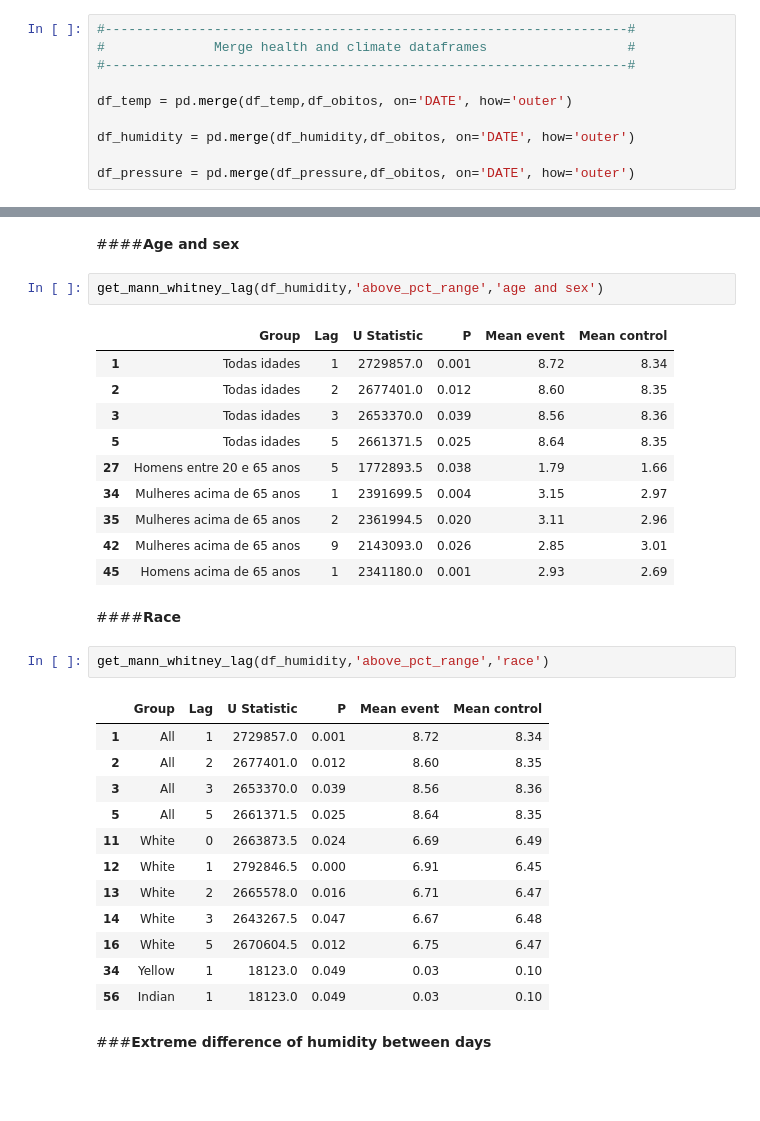
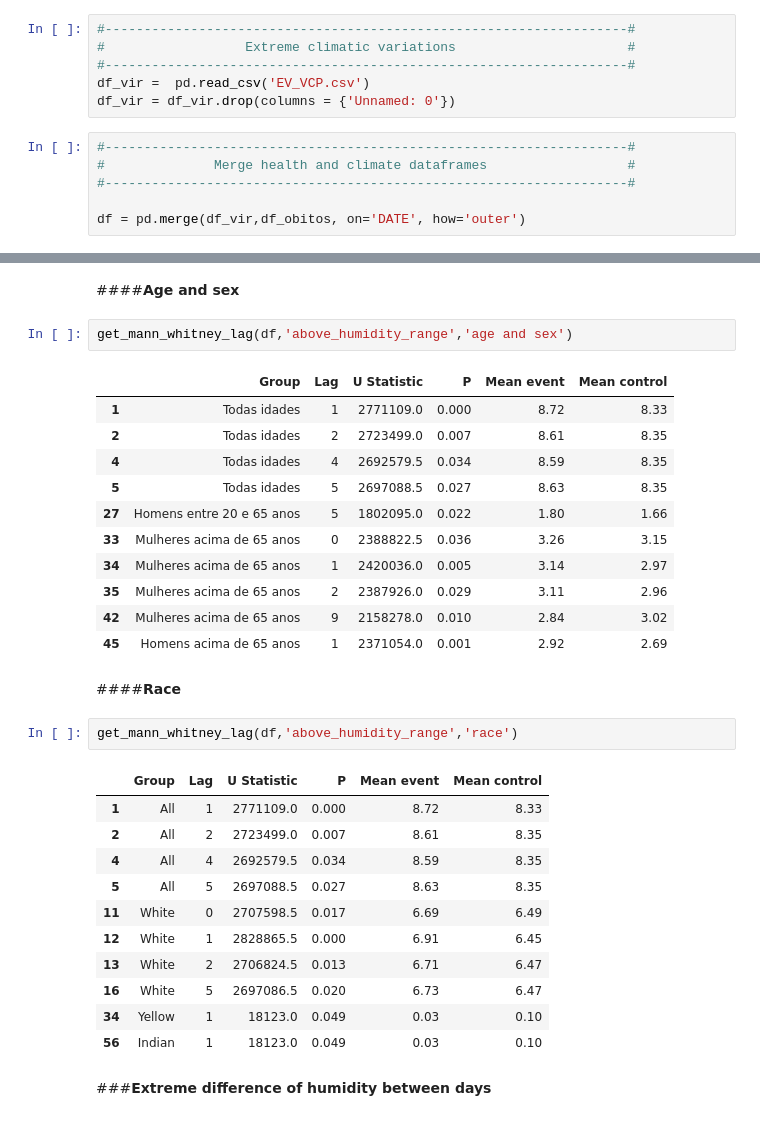
Before and after one commit to climate-and-health-datasci-Unicamp/project-climatic-variations-cardiovascular-diseases, a Jupyter notebook: notebooks/TR_2021_07_Mann_Whitney_U_test_for_cardiovascular_deaths_and_extreme_climatic_events.ipynb, the cells around one changed output, grey strips where cells are left out. Drawn from its saved outputs; the diff is of its cells as text; blank space fills up the shorter version.

```diff
--- a/notebooks/TR_2021_07_Mann_Whitney_U_test_for_cardiovascular_deaths_and_extreme_climatic_events.ipynb
+++ b/notebooks/TR_2021_07_Mann_Whitney_U_test_for_cardiovascular_deaths_and_extreme_climatic_events.ipynb
@@ -95,13 +82,15 @@ df_pressure = df_pressure[df_pressure['DATE']>'2001-01-01']
+# %%
+#-------------------------------------------------------------------#
+#                  Extreme climatic variations                      #
+#-------------------------------------------------------------------#
+df_vir =  pd.read_csv('EV_VCP.csv')
+df_vir = df_vir.drop(columns = {'Unnamed: 0'})
 # %%
 #-------------------------------------------------------------------#
 #              Merge health and climate dataframes                  #
 #-------------------------------------------------------------------#
 
-df_temp = pd.merge(df_temp,df_obitos, on='DATE', how='outer')
-
-df_humidity = pd.merge(df_humidity,df_obitos, on='DATE', how='outer')
-
-df_pressure = pd.merge(df_pressure,df_obitos, on='DATE', how='outer')
+df = pd.merge(df_vir,df_obitos, on='DATE', how='outer')
 # %% [markdown]
 ##**Test normality of data**
 
@@ -757,33 +752,33 @@ get_mann_whitney_lag(df_humidity,'above_pct_range','age')
 # %% [markdown]
 ####**Age and sex**
 # %%
-get_mann_whitney_lag(df_humidity,'above_pct_range','age and sex')
+get_mann_whitney_lag(df,'above_humidity_range','age and sex')
 # %% [output]
 |  | Group | Lag | U Statistic | P | Mean event | Mean control |
-| 1 | Todas idades | 1 | 2729857.0 | 0.001 | 8.72 | 8.34 |
-| 2 | Todas idades | 2 | 2677401.0 | 0.012 | 8.60 | 8.35 |
-| 3 | Todas idades | 3 | 2653370.0 | 0.039 | 8.56 | 8.36 |
-| 5 | Todas idades | 5 | 2661371.5 | 0.025 | 8.64 | 8.35 |
-| 27 | Homens entre 20 e 65 anos | 5 | 1772893.5 | 0.038 | 1.79 | 1.66 |
-| 34 | Mulheres acima de 65 anos | 1 | 2391699.5 | 0.004 | 3.15 | 2.97 |
-| 35 | Mulheres acima de 65 anos | 2 | 2361994.5 | 0.020 | 3.11 | 2.96 |
-| 42 | Mulheres acima de 65 anos | 9 | 2143093.0 | 0.026 | 2.85 | 3.01 |
-| 45 | Homens acima de 65 anos | 1 | 2341180.0 | 0.001 | 2.93 | 2.69 |
+| 1 | Todas idades | 1 | 2771109.0 | 0.000 | 8.72 | 8.33 |
+| 2 | Todas idades | 2 | 2723499.0 | 0.007 | 8.61 | 8.35 |
+| 4 | Todas idades | 4 | 2692579.5 | 0.034 | 8.59 | 8.35 |
+| 5 | Todas idades | 5 | 2697088.5 | 0.027 | 8.63 | 8.35 |
+| 27 | Homens entre 20 e 65 anos | 5 | 1802095.0 | 0.022 | 1.80 | 1.66 |
+| 33 | Mulheres acima de 65 anos | 0 | 2388822.5 | 0.036 | 3.26 | 3.15 |
+| 34 | Mulheres acima de 65 anos | 1 | 2420036.0 | 0.005 | 3.14 | 2.97 |
+| 35 | Mulheres acima de 65 anos | 2 | 2387926.0 | 0.029 | 3.11 | 2.96 |
+| 42 | Mulheres acima de 65 anos | 9 | 2158278.0 | 0.010 | 2.84 | 3.02 |
+| 45 | Homens acima de 65 anos | 1 | 2371054.0 | 0.001 | 2.92 | 2.69 |
 # %% [markdown]
 ####**Race**
 # %%
-get_mann_whitney_lag(df_humidity,'above_pct_range','race')
+get_mann_whitney_lag(df,'above_humidity_range','race')
 # %% [output]
 |  | Group | Lag | U Statistic | P | Mean event | Mean control |
-| 1 | All | 1 | 2729857.0 | 0.001 | 8.72 | 8.34 |
-| 2 | All | 2 | 2677401.0 | 0.012 | 8.60 | 8.35 |
-| 3 | All | 3 | 2653370.0 | 0.039 | 8.56 | 8.36 |
-| 5 | All | 5 | 2661371.5 | 0.025 | 8.64 | 8.35 |
-| 11 | White | 0 | 2663873.5 | 0.024 | 6.69 | 6.49 |
-| 12 | White | 1 | 2792846.5 | 0.000 | 6.91 | 6.45 |
-| 13 | White | 2 | 2665578.0 | 0.016 | 6.71 | 6.47 |
-| 14 | White | 3 | 2643267.5 | 0.047 | 6.67 | 6.48 |
-| 16 | White | 5 | 2670604.5 | 0.012 | 6.75 | 6.47 |
+| 1 | All | 1 | 2771109.0 | 0.000 | 8.72 | 8.33 |
+| 2 | All | 2 | 2723499.0 | 0.007 | 8.61 | 8.35 |
+| 4 | All | 4 | 2692579.5 | 0.034 | 8.59 | 8.35 |
+| 5 | All | 5 | 2697088.5 | 0.027 | 8.63 | 8.35 |
+| 11 | White | 0 | 2707598.5 | 0.017 | 6.69 | 6.49 |
+| 12 | White | 1 | 2828865.5 | 0.000 | 6.91 | 6.45 |
+| 13 | White | 2 | 2706824.5 | 0.013 | 6.71 | 6.47 |
+| 16 | White | 5 | 2697086.5 | 0.020 | 6.73 | 6.47 |
 | 34 | Yellow | 1 | 18123.0 | 0.049 | 0.03 | 0.10 |
 | 56 | Indian | 1 | 18123.0 | 0.049 | 0.03 | 0.10 |
 # %% [markdown]
```
Also changed, not shown: parts of 39 cells of this notebook.
